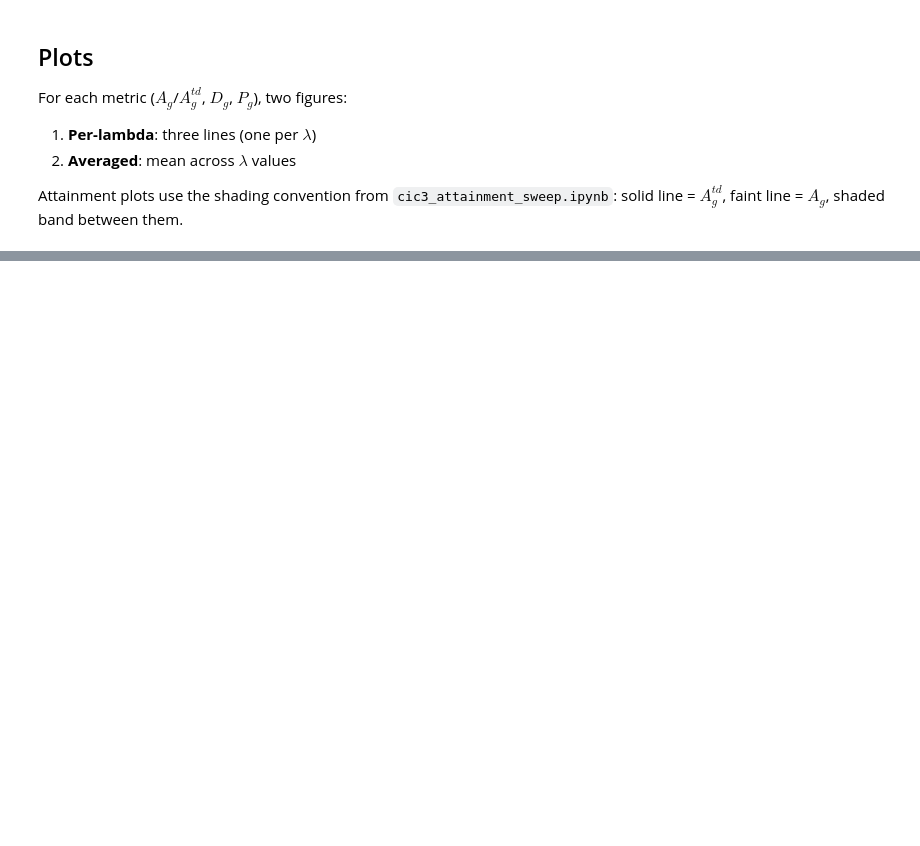
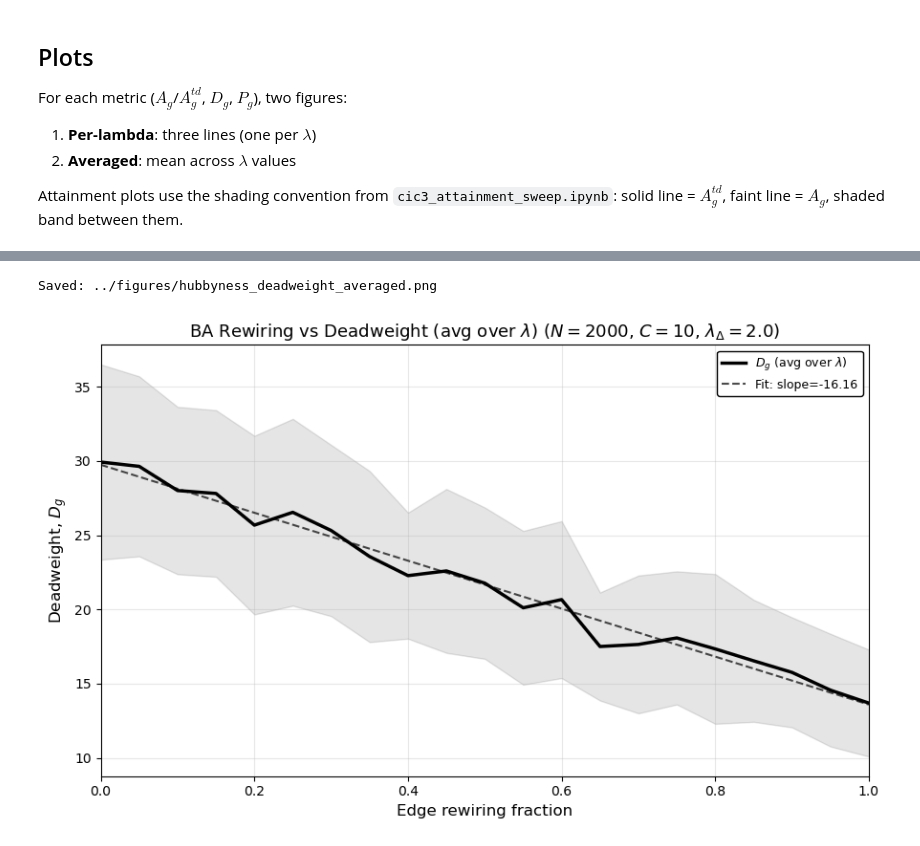
Before and after one commit to ThomasBlalock/Optimal-Seeding-in-Simplicial-Contagion-Models, a Jupyter notebook: experiments/hubbyness_rewiring_sweep.ipynb, the cells around one changed output, grey strips where cells are left out. Drawn from its saved outputs; the diff is of its cells as text; code cells hidden in the pictures; blank space fills up the shorter version.

```diff
--- a/experiments/hubbyness_rewiring_sweep.ipynb
+++ b/experiments/hubbyness_rewiring_sweep.ipynb
@@ -360,29 +422,39 @@ plt.show()
 # %%
 # ---- Deadweight: averaged across lambda ----
 fig, ax = plt.subplots(figsize=(9, 5.5))
 
 avg_Dg_mean = np.mean([all_results[lam]['Dg_mean'] for lam in LAMBDA_VALS], axis=0)
 avg_Dg_std = np.mean([all_results[lam]['Dg_std'] for lam in LAMBDA_VALS], axis=0)
 
 _plot_metric(
     ax, REWIRE_FRACS, avg_Dg_mean, avg_Dg_std, AVG_COLOR,
     label=rf'$D_g$ (avg over $\lambda$)',
 )
+
+# Line of best fit
+coeffs_D = np.polyfit(REWIRE_FRACS, avg_Dg_mean, 1)
+fit_D = np.poly1d(coeffs_D)
+ax.plot(REWIRE_FRACS, fit_D(REWIRE_FRACS),
+        color=AVG_COLOR, ls='--', lw=1.5, alpha=0.7,
+        label=rf'Fit: slope={coeffs_D[0]:+.2f}')
 
 ax.set_xlim(0, 1)
 ax.set_xlabel('Edge rewiring fraction', fontsize=12)
 ax.set_ylabel(r'Deadweight, $D_g$', fontsize=12)
 ax.set_title(
     rf'BA Rewiring vs Deadweight (avg over $\lambda$) ($N={N}$, $C={C}$, $\lambda_\Delta={LAMBDA_DELTA}$)',
     fontsize=13,
 )
 ax.legend(loc='best', framealpha=1, edgecolor='black', fontsize=9)
 ax.grid(alpha=0.3)
 plt.tight_layout()
 out_path = '../figures/hubbyness_deadweight_averaged.png'
 plt.savefig(out_path, dpi=300, bbox_inches='tight')
 print(f'Saved: {out_path}')
 plt.show()
+# %% [output]
+Saved: ../figures/hubbyness_deadweight_averaged.png
+[figure, added]
 # %%
 # ---- Penetration: per-lambda ----
 fig, ax = plt.subplots(figsize=(9, 5.5))
```
Also changed, not shown: parts of 9 cells of this notebook, 41 other files.
